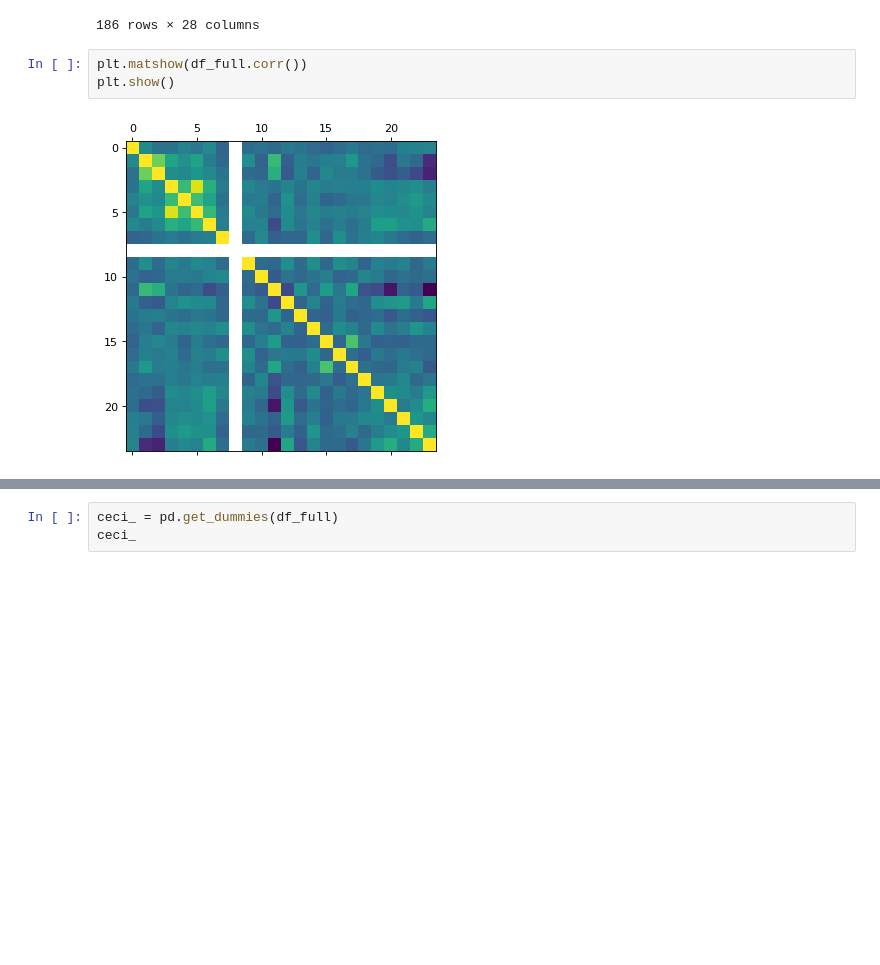
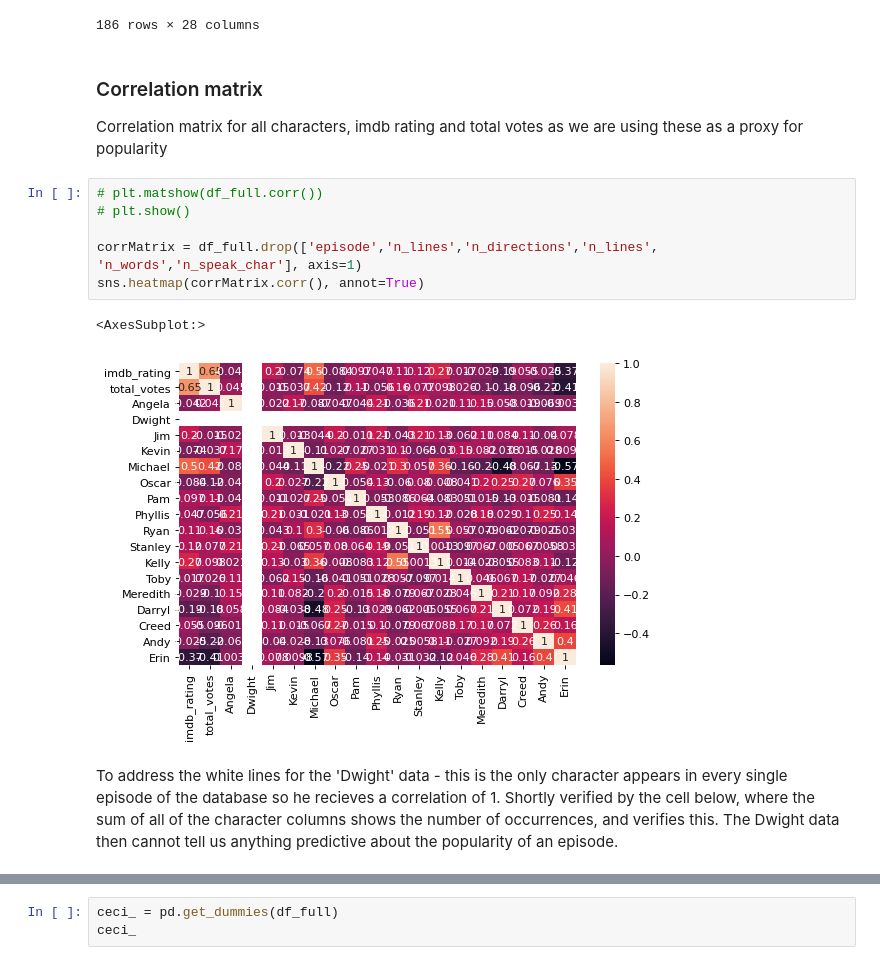
Before and after one commit to s2133934/ML_python_project1, a Jupyter notebook: project1.ipynb, the cells around one changed output, grey strips where cells are left out. Cells and saved outputs as stored; diff of their text form; blank space fills up the shorter version.

```diff
--- a/project1.ipynb
+++ b/project1.ipynb
@@ -372,8 +339,17 @@ df_full
 | 184 | 22 | David Rogers | Brent Forrester | 9.3 | 2860 | 501 | 54 | 4965 | 30 | ... |
 | 185 | 24 | Ken Kwapis | Greg Daniels | 9.7 | 7934 | 522 | 107 | 5960 | 54 | ... |
 186 rows × 28 columns
-# %%
-plt.matshow(df_full.corr())
-plt.show()
-# %% [output]
-[figure, removed]
+# %% [markdown]
+### Correlation matrix
+Correlation matrix for all characters, imdb rating and total votes as we are using these as a proxy for popularity
+# %%
+# plt.matshow(df_full.corr())
+# plt.show()
+
+corrMatrix = df_full.drop(['episode','n_lines','n_directions','n_lines', 'n_words','n_speak_char'], axis=1)
+sns.heatmap(corrMatrix.corr(), annot=True)
+# %% [output]
+<AxesSubplot:>
+[figure, added]
+# %% [markdown]
+To address the white lines for the 'Dwight' data - this is the only character appears in every single episode of the database so he recieves a correlation of 1. Shortly verified by the cell below, where the sum of all of the character columns shows the number of occurrences, and verifies this. The Dwight data then cannot tell us anything predictive about the popularity of an episode.
```
Also changed, not shown: parts of 31 cells of this notebook, 3 other files.
